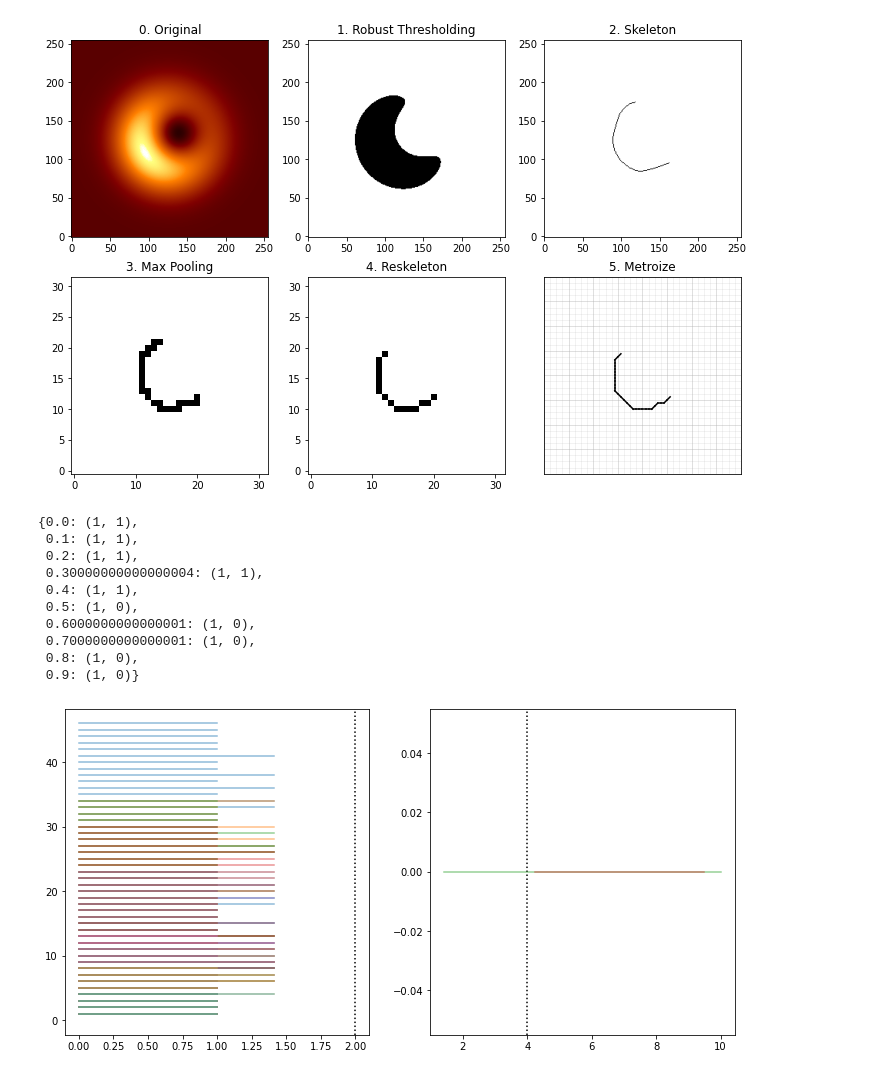
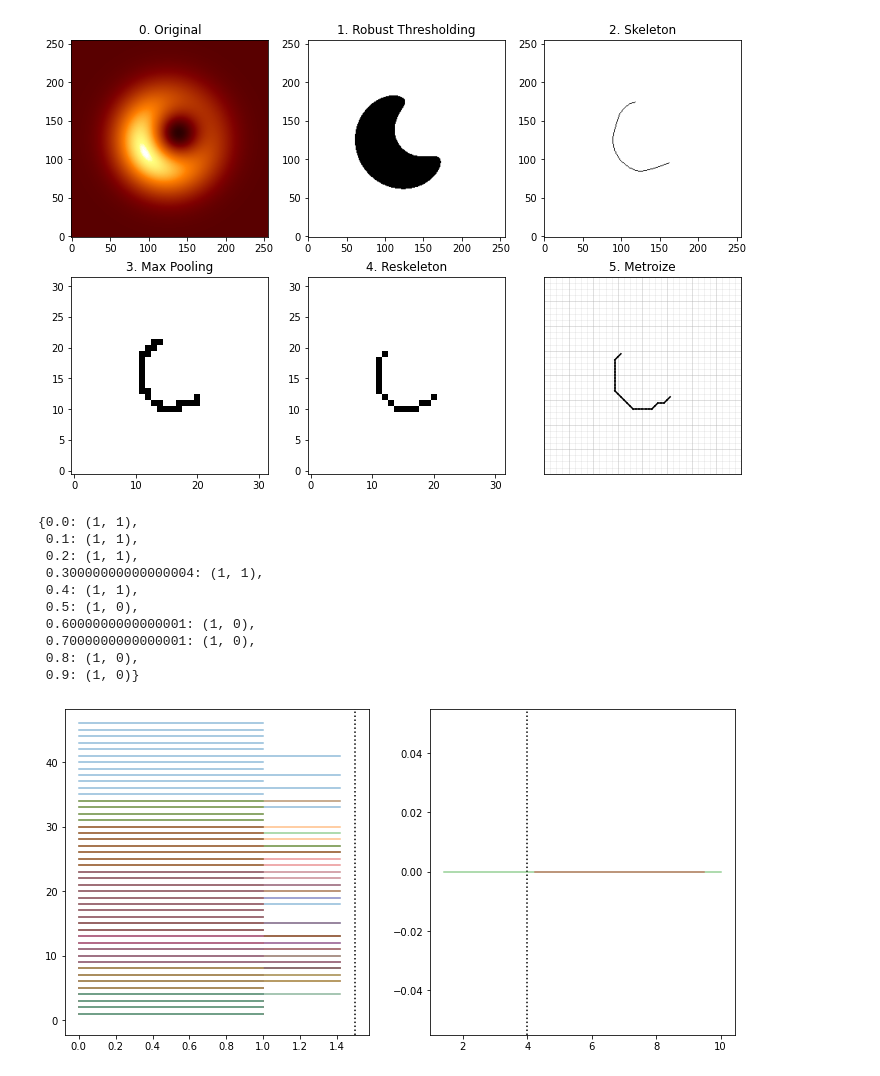
Before and after one commit to focisrc/metronization, a Jupyter notebook: demo/demo.ipynb, the cells around one changed output. Cells and saved outputs as stored; diff of their text form; code cells hidden in the pictures.

```diff
--- a/demo/demo.ipynb
+++ b/demo/demo.ipynb
@@ -44,16 +44,16 @@ array([[11, 13],
        [20, 12]])
 [figure]
 # %%
-mt.toposign(img, 32, 2, 4, plot=True)
+mt.toposign(img, 32, plot=True)
 # %% [output]
 {0.0: (1, 1),
  0.1: (1, 1),
  0.2: (1, 1),
  0.30000000000000004: (1, 1),
  0.4: (1, 1),
  0.5: (1, 0),
  0.6000000000000001: (1, 0),
  0.7000000000000001: (1, 0),
  0.8: (1, 0),
  0.9: (1, 0)}
-[figure, old version]
+[figure, new version]
```
Also changed, not shown: 2 other files.
